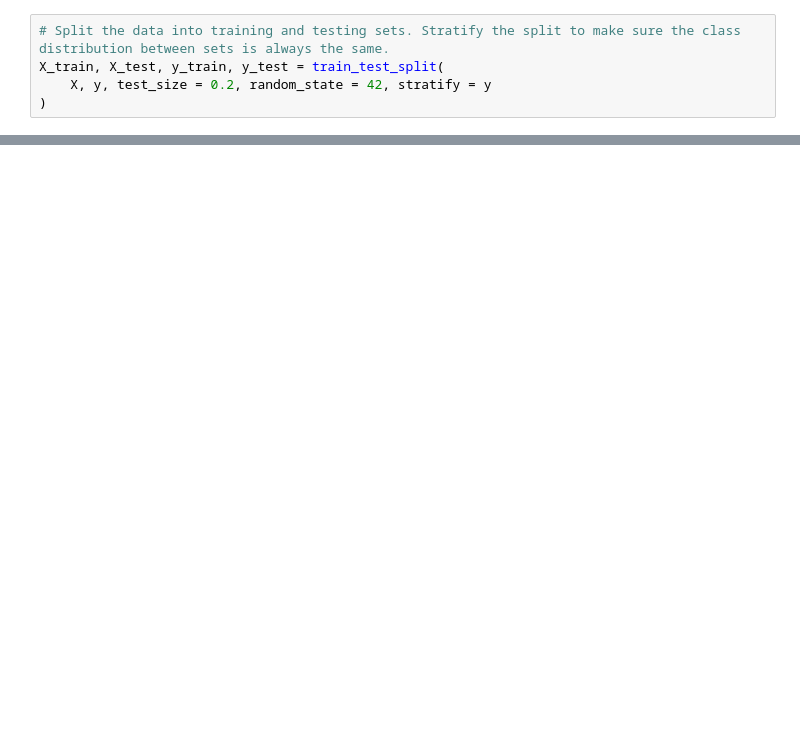
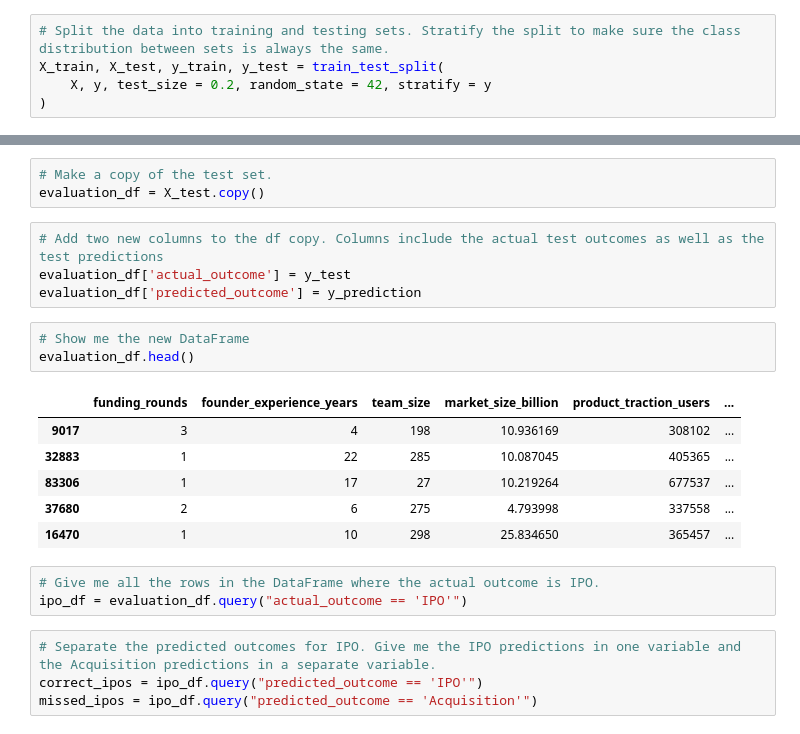
Before and after one commit to IsaiahWHayes/startup-success-prediction-capstone, a Jupyter notebook: model_evaluation.ipynb, the cells around one changed output, grey strips where cells are left out. Saved outputs shown, nothing was run; the diff lists cells and outputs as text; blank space fills up the shorter version.

```diff
--- a/model_evaluation.ipynb
+++ b/model_evaluation.ipynb
@@ -74,0 +73,24 @@ weighted avg       0.74      0.74      0.74     20000
+# %%
+# Make a copy of the test set.
+evaluation_df = X_test.copy()
+# %%
+# Add two new columns to the df copy. Columns include the actual test outcomes as well as the test predictions
+evaluation_df['actual_outcome'] = y_test
+evaluation_df['predicted_outcome'] = y_prediction
+# %%
+# Show me the new DataFrame
+evaluation_df.head()
+# %% [output]
+|  | funding_rounds | founder_experience_years | team_size | market_size_billion | product_traction_users | ... |
+| 9017 | 3 | 4 | 198 | 10.936169 | 308102 | ... |
+| 32883 | 1 | 22 | 285 | 10.087045 | 405365 | ... |
+| 83306 | 1 | 17 | 27 | 10.219264 | 677537 | ... |
+| 37680 | 2 | 6 | 275 | 4.793998 | 337558 | ... |
+| 16470 | 1 | 10 | 298 | 25.834650 | 365457 | ... |
+# %%
+# Give me all the rows in the DataFrame where the actual outcome is IPO.
+ipo_df = evaluation_df.query("actual_outcome == 'IPO'")
+# %%
+# Separate the predicted outcomes for IPO. Give me the IPO predictions in one variable and the Acquisition predictions in a separate variable.
+correct_ipos = ipo_df.query("predicted_outcome == 'IPO'")
+missed_ipos = ipo_df.query("predicted_outcome == 'Acquisition'")
```
Also changed, not shown: parts of 8 cells of this notebook.
